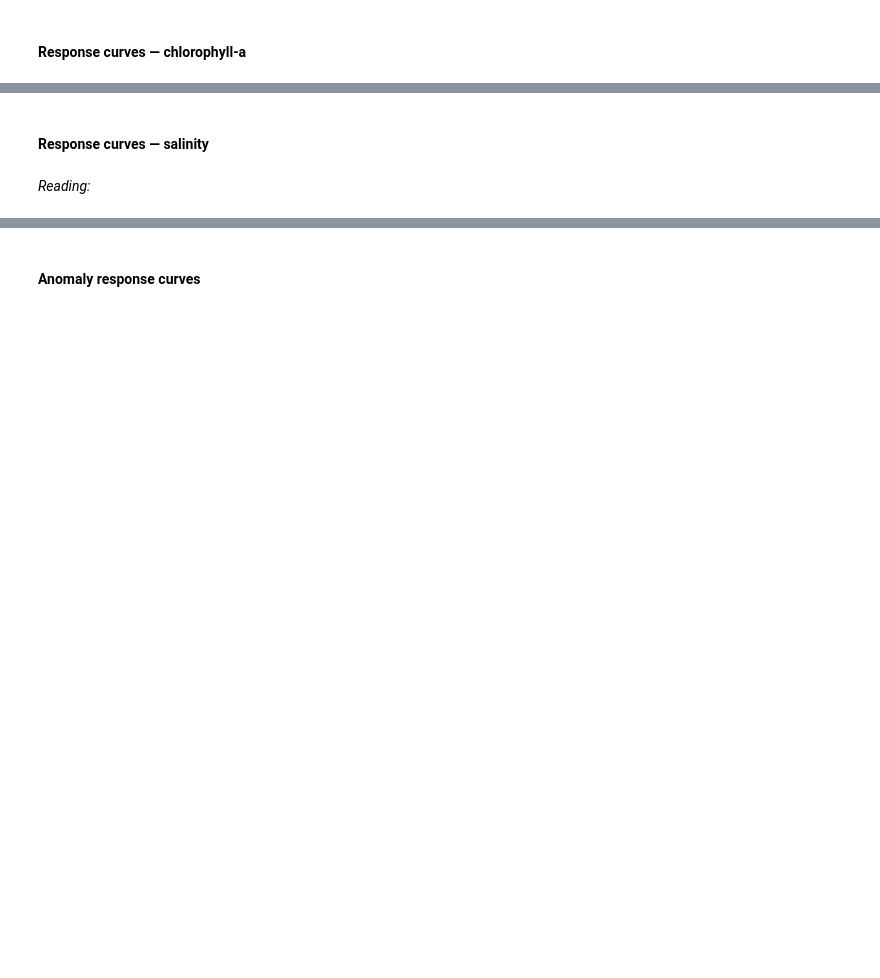
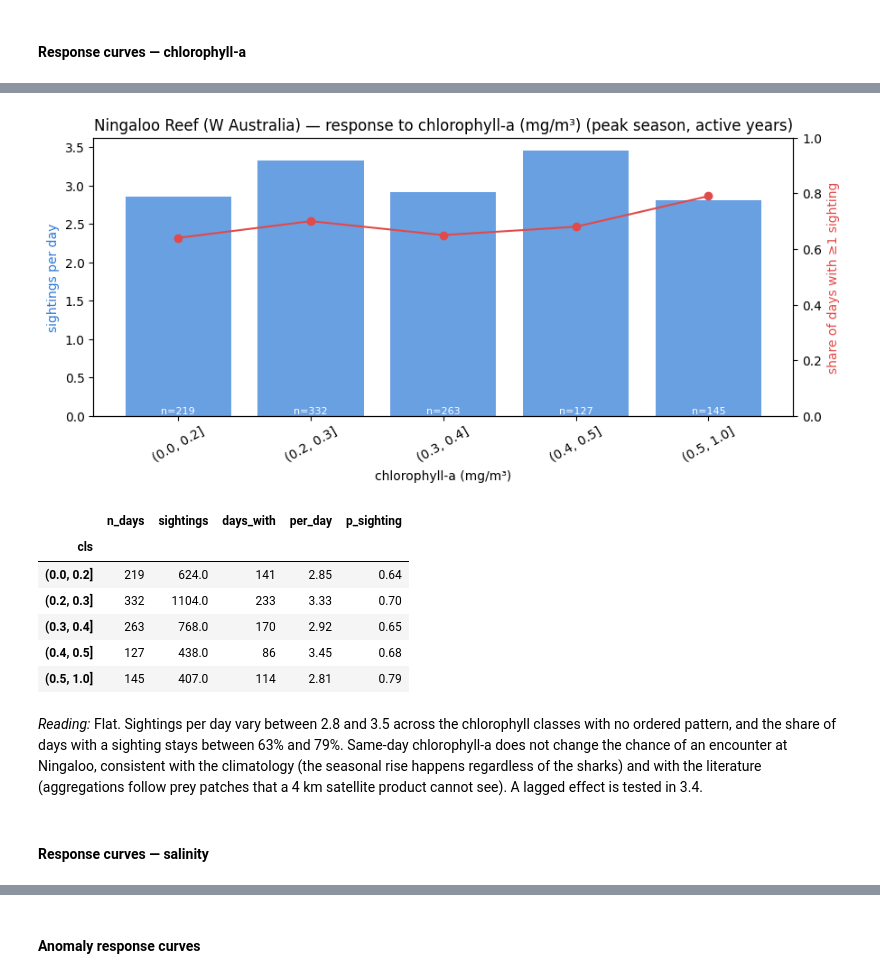
Before and after one commit to Patrick190508/whaleshark-mafia-island, a Jupyter notebook: notebooks/Daily_EDA_Peak_Season.ipynb, the cells around one changed output, grey strips where cells are left out. Drawn from its saved outputs; the diff is of its cells as text; code cells hidden in the pictures; blank space fills up the shorter version.

```diff
--- a/notebooks/Daily_EDA_Peak_Season.ipynb
+++ b/notebooks/Daily_EDA_Peak_Season.ipynb
@@ -203,4 +347,15 @@ climatology(SITES[0])
+# %%
+response_curve(SITES[0], 'chl', [0, 0.2, 0.3, 0.4, 0.5, 1], 'chlorophyll-a (mg/m³)')
+# %% [output]
+[figure, added]
+|  | n_days | sightings | days_with | per_day | p_sighting |
+| cls |  |  |  |  |  |
+| (0.0, 0.2] | 219 | 624.0 | 141 | 2.85 | 0.64 |
+| (0.2, 0.3] | 332 | 1104.0 | 233 | 3.33 | 0.70 |
+| (0.3, 0.4] | 263 | 768.0 | 170 | 2.92 | 0.65 |
+| (0.4, 0.5] | 127 | 438.0 | 86 | 3.45 | 0.68 |
+| (0.5, 1.0] | 145 | 407.0 | 114 | 2.81 | 0.79 |
+# %% [markdown]
+*Reading:* Flat. Sightings per day vary between 2.8 and 3.5 across the chlorophyll classes with no ordered pattern, and the share of days with a sighting stays between 63% and 79%. Same-day chlorophyll-a does not change the chance of an encounter at Ningaloo, consistent with the climatology (the seasonal rise happens regardless of the sharks) and with the literature (aggregations follow prey patches that a 4 km satellite product cannot see). A lagged effect is tested in 3.4.
 # %% [markdown]
 #### Response curves — salinity
-# %% [markdown]
-*Reading:*
```
Also changed, not shown: parts of 49 cells of this notebook.
